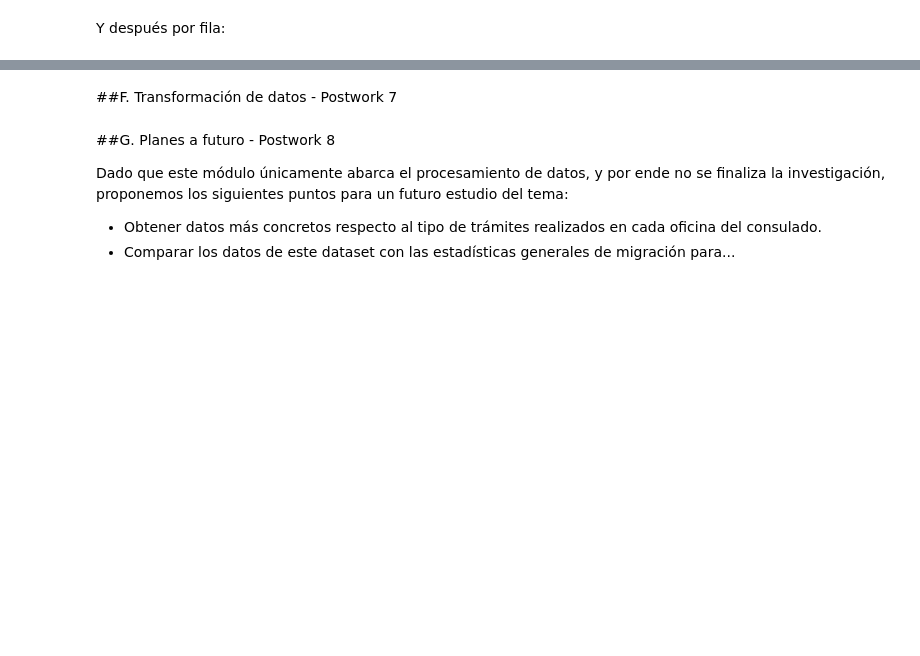
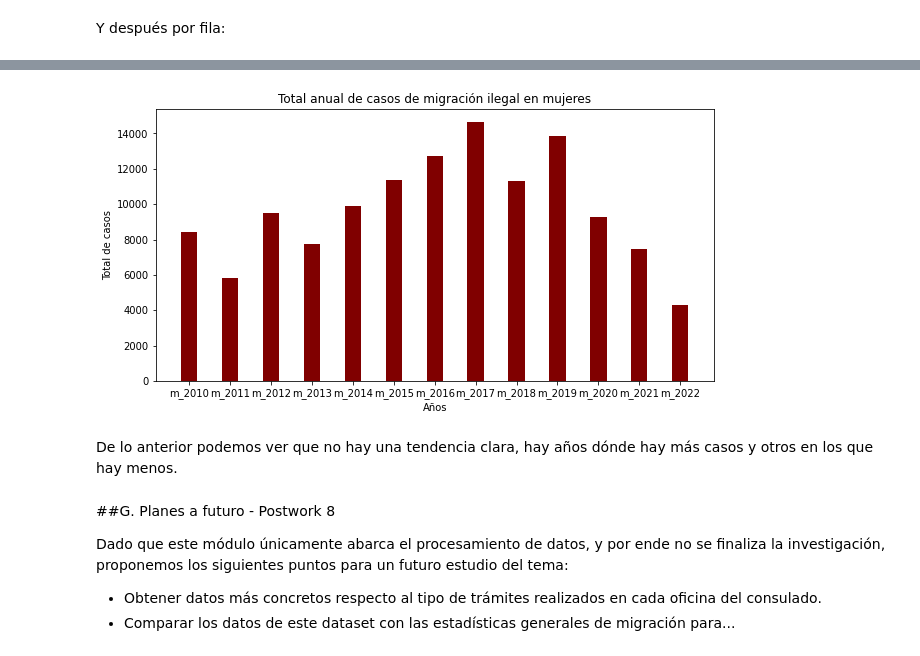
Before and after one commit to JuanMaLR/bedu-equipo4-dataScience-P-FP, a Jupyter notebook: FinalProject.ipynb, the cells around one changed output, grey strips where cells are left out. Saved outputs shown, nothing was run; the diff lists cells and outputs as text; code cells hidden in the pictures; blank space fills up the shorter version.

```diff
--- a/FinalProject.ipynb
+++ b/FinalProject.ipynb
@@ -831,0 +1015,4 @@ dtype: int64
+# %%
+#Dado que tenemos commas en los strings, será necesario eliminarlas antes de poder hacer el casting a int
+casos_migracion_ilegal_mujeres = casos_migracion_ilegal_mujeres.apply(lambda x: x.str.replace(',',''))
+casos_migracion_ilegal_mujeres
@@ -831,0 +1048,9 @@ dtype: int64
+# %%
+#Y replazamos ese NaN por el promedio de esos casos (por fila)
+
+#Primero obtenemos el promedio
+promedio_casos_migracion_ilegal_mujeres = casos_migracion_ilegal_mujeres.loc['VíCTIMAS DE FRAUDE MIGRATORIO', :].fillna(0).astype(int).mean().round()
+
+#Después lo replazamos en el NaN y guardamos en el dataframe original
+casos_migracion_ilegal_mujeres.loc['VíCTIMAS DE FRAUDE MIGRATORIO', :] = casos_migracion_ilegal_mujeres.loc['VíCTIMAS DE FRAUDE MIGRATORIO', :].fillna(promedio_casos_migracion_ilegal_mujeres)
+casos_migracion_ilegal_mujeres
@@ -831,0 +1108,3 @@ dtype: int64
+# %%
+casos_migracion_ilegal_mujeres = casos_migracion_ilegal_mujeres.astype(int)
+casos_migracion_ilegal_mujeres.dtypes
@@ -831,0 +1128,3 @@ dtype: int64
+# %%
+casos_migracion_ilegal_mujeres.loc['Totales'] = casos_migracion_ilegal_mujeres.sum()
+casos_migracion_ilegal_mujeres
@@ -832,3 +1143,27 @@ dtype: int64
+# %%
+#Gráfica de barras de lo anterior
+import numpy as np
+import matplotlib.pyplot as plt
+
+
+# creating the dataset
+anios = list(casos_migracion_ilegal_mujeres.columns)
+valores = list(casos_migracion_ilegal_mujeres.loc['Totales'])
+
+fig = plt.figure(figsize = (10, 5))
+
+# creating the bar plot
+plt.bar(anios, valores, color ='maroon',
+        width = 0.4)
+
+plt.xlabel("Años")
+plt.ylabel("Total de casos")
+plt.title("Total anual de casos de migración ilegal en mujeres")
+plt.show()
+# %% [output]
+[figure, added]
+# %% [markdown]
+De lo anterior podemos ver que no hay una tendencia clara, hay años dónde hay más casos y otros en los que hay menos.
 # %%
 #df_dropped = df.dropna(axis=0, how='all')
 #df_no_nans['productos_vendidos'].fillna(0)
@@ -838,8 +1173,6 @@ dtype: int64
 #    'Address': 'address',
 #}
 #df_renamed = df_dropped.rename(columns=column_name_mapping)
-# %% [markdown]
-##F. Transformación de datos  - Postwork 7
 # %%
 #diccionario_de_conversion = {
 #    'bestsellers_date.numberLong': 'datetime64[ns]',
```
Also changed, not shown: parts of 41 cells of this notebook.
